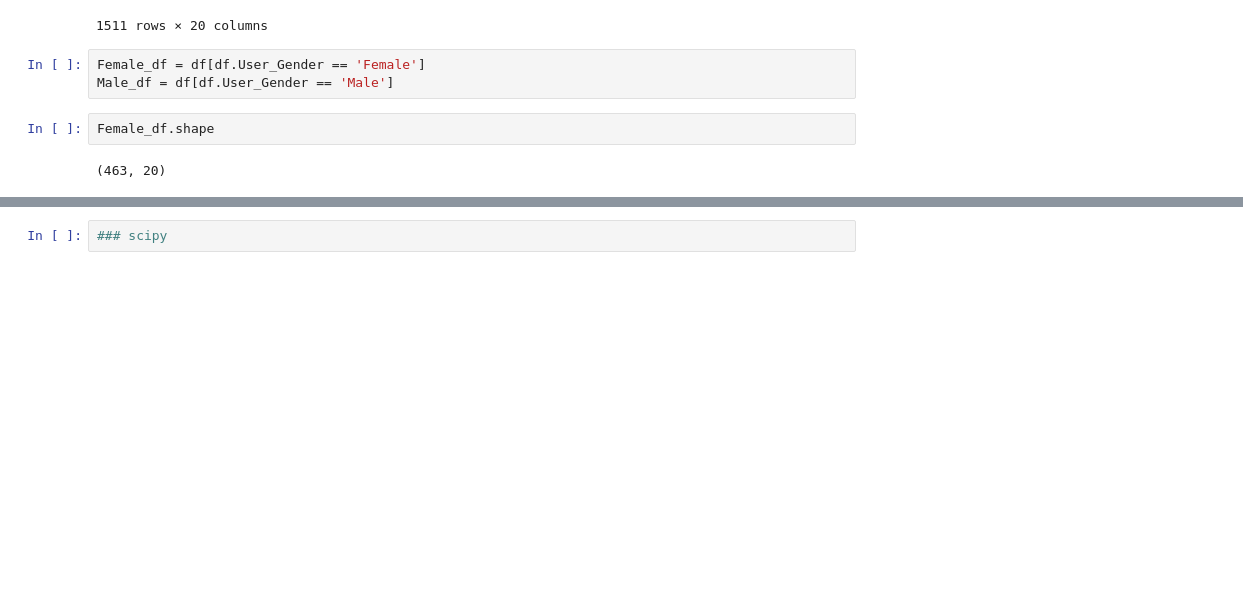
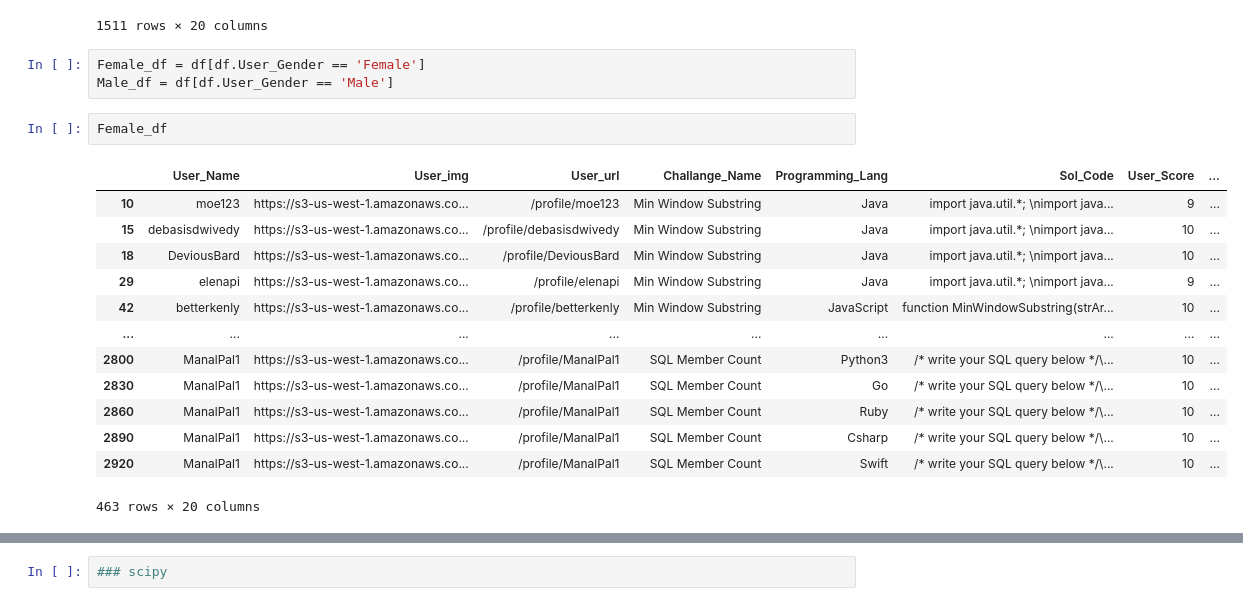
Before and after one commit to noambassat/Male-programmers-from-Mars-and-female-engineers-from-Venus, a Jupyter notebook: Syntaxes.ipynb, the cells around one changed output, grey strips where cells are left out. Saved outputs shown, nothing was run; the diff lists cells and outputs as text; blank space fills up the shorter version.

```diff
--- a/Syntaxes.ipynb
+++ b/Syntaxes.ipynb
@@ -202,9 +210,21 @@ df
 Female_df = df[df.User_Gender == 'Female']
 Male_df = df[df.User_Gender == 'Male']
 # %%
-Female_df.shape
+Female_df
 # %% [output]
+|  | User_Name | User_img | User_url | Challange_Name | Programming_Lang | Sol_Code | User_Score | ... |
+| 10 | moe123 | https://s3-us-west-1.amazonaws.co... | /profile/moe123 | Min Window Substring | Java | import java.util.*; \nimport java... | 9 | ... |
+| 15 | debasisdwivedy | https://s3-us-west-1.amazonaws.co... | /profile/debasisdwivedy | Min Window Substring | Java | import java.util.*; \nimport java... | 10 | ... |
+| 18 | DeviousBard | https://s3-us-west-1.amazonaws.co... | /profile/DeviousBard | Min Window Substring | Java | import java.util.*; \nimport java... | 10 | ... |
+| 29 | elenapi | https://s3-us-west-1.amazonaws.co... | /profile/elenapi | Min Window Substring | Java | import java.util.*; \nimport java... | 9 | ... |
+| 42 | betterkenly | https://s3-us-west-1.amazonaws.co... | /profile/betterkenly | Min Window Substring | JavaScript | function MinWindowSubstring(strAr... | 10 | ... |
+| ... | ... | ... | ... | ... | ... | ... | ... | ... |
+| 2800 | ManalPal1 | https://s3-us-west-1.amazonaws.co... | /profile/ManalPal1 | SQL Member Count | Python3 | /* write your SQL query below */\... | 10 | ... |
+| 2830 | ManalPal1 | https://s3-us-west-1.amazonaws.co... | /profile/ManalPal1 | SQL Member Count | Go | /* write your SQL query below */\... | 10 | ... |
+| 2860 | ManalPal1 | https://s3-us-west-1.amazonaws.co... | /profile/ManalPal1 | SQL Member Count | Ruby | /* write your SQL query below */\... | 10 | ... |
+| 2890 | ManalPal1 | https://s3-us-west-1.amazonaws.co... | /profile/ManalPal1 | SQL Member Count | Csharp | /* write your SQL query below */\... | 10 | ... |
+| 2920 | ManalPal1 | https://s3-us-west-1.amazonaws.co... | /profile/ManalPal1 | SQL Member Count | Swift | /* write your SQL query below */\... | 10 | ... |
-(463, 20)
+463 rows × 20 columns
 # %%
 ind = ['Male','Female']
 comm = syntax_df.Command.to_list()
```
Also changed, not shown: parts of 7 cells of this notebook.
